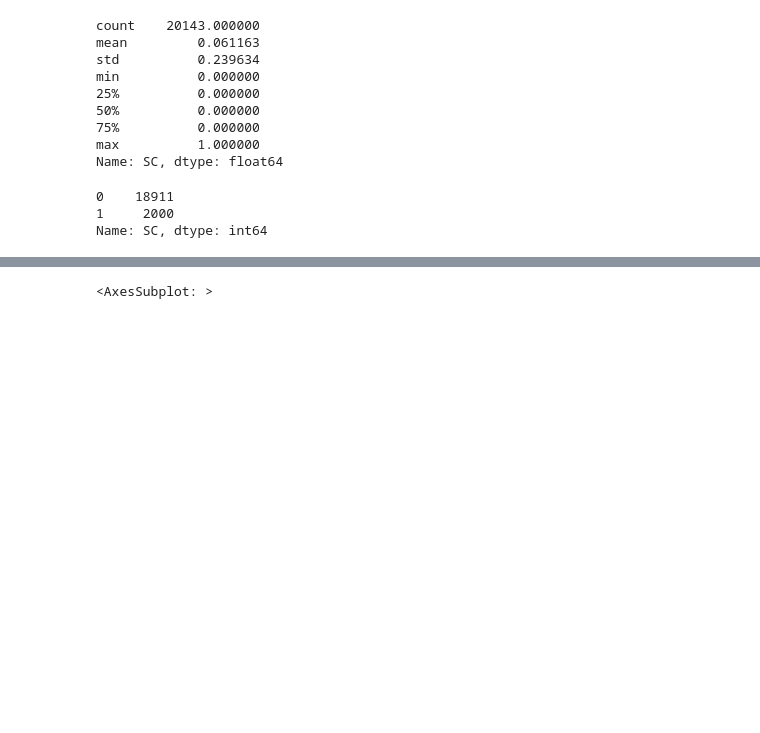
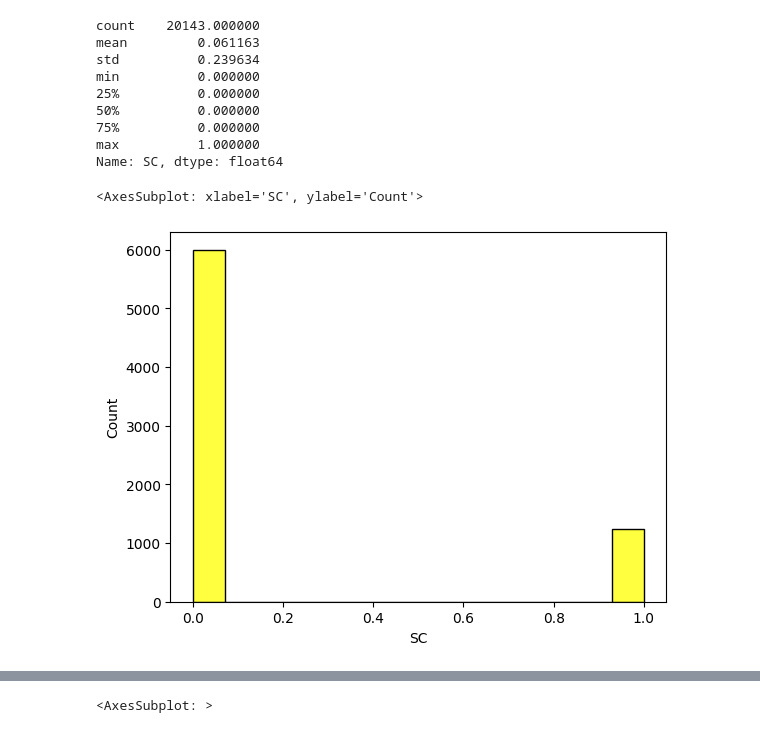
Before and after one commit to DarioDeMaio/Code_Smells_NLP, a Jupyter notebook: machine_learning_model.ipynb, the cells around one changed output, grey strips where cells are left out. Drawn from its saved outputs; the diff is of its cells as text; code cells hidden in the pictures; blank space fills up the shorter version.

```diff
--- a/machine_learning_model.ipynb
+++ b/machine_learning_model.ipynb
@@ -123,16 +123,21 @@ from sklearn.utils import resample
 
 df_maj = result[result['SC'] == 0]
 df_min = result[result['SC'] == 1]
-df_min_over = resample(df_min,
-                                 replace=True,     # sample with replacement
-                                 n_samples=2000,    # to match majority class
+# df_min_over = resample(df_min,
+#                                  replace=True,     # sample with replacement
+#                                  n_samples=5000,    # to match majority class
+#                                  random_state=123) # reproducible results
+df_maj_und = resample(df_maj,
+                                 replace=False,     # sample with replacement
+                                 n_samples=6000,    # to match majority class
                                  random_state=123) # reproducible results
 
-df_over = pd.concat([df_maj, df_min_over])
+# df_over = pd.concat([df_maj, df_min_over])
+df_under = pd.concat([df_min, df_maj_und])
 # finito il bilanciamento
 
-X = result.drop(['SC'], axis=1)
-y = result['SC']
+X = df_under.drop(['SC'], axis=1)
+y = df_under['SC']
 
 # Split dei dati in training set e test set
 X_train, X_test, y_train, y_test = train_test_split(X, y, test_size=0.3, random_state=42)
@@ -143,11 +148,12 @@ transformer = normalizer.fit(X_train)
 X_train_normalized = transformer.transform(X_train)
 X_test_normalized = transformer.transform(X_test)
 
-df_over['SC'].value_counts()
+# df_maj
-# %% [output]
-0    18911
-1     2000
-Name: SC, dtype: int64
+# %%
+sns.histplot(df_under['SC'], legend=True, color='yellow')
+# %% [output]
+<AxesSubplot: xlabel='SC', ylabel='Count'>
+[figure, added]
 # %%
 rf = RandomForestClassifier(n_estimators=100, random_state=42)
 rf.fit(X_train_normalized, y_train)
```
Also changed, not shown: parts of 8 cells of this notebook.
